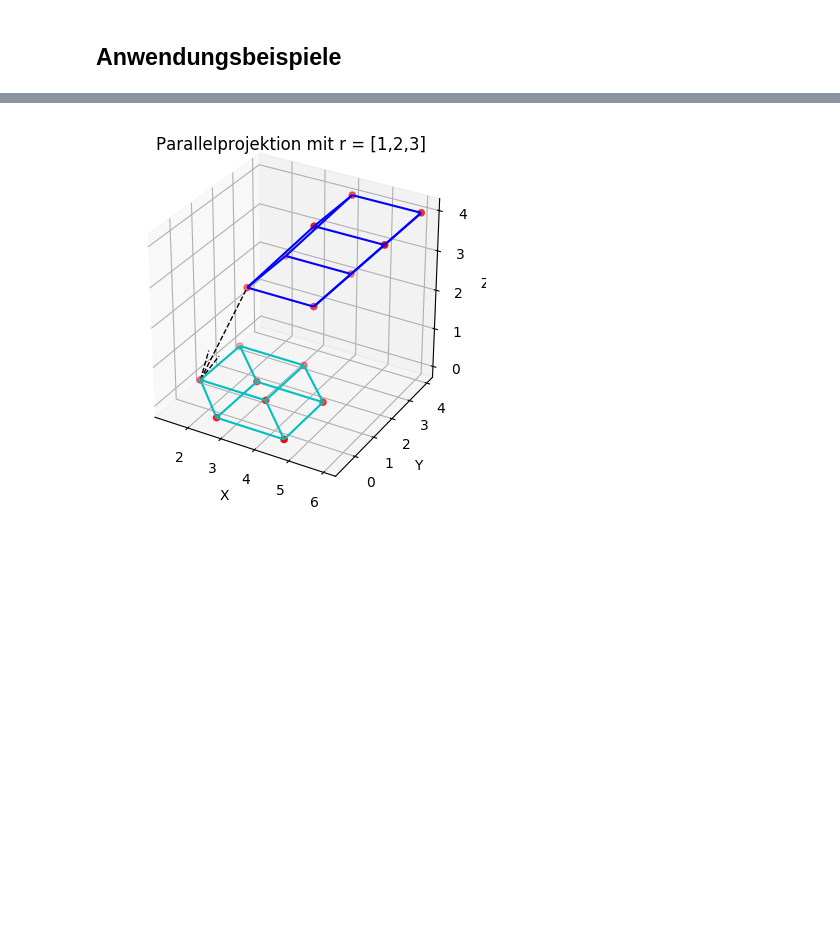
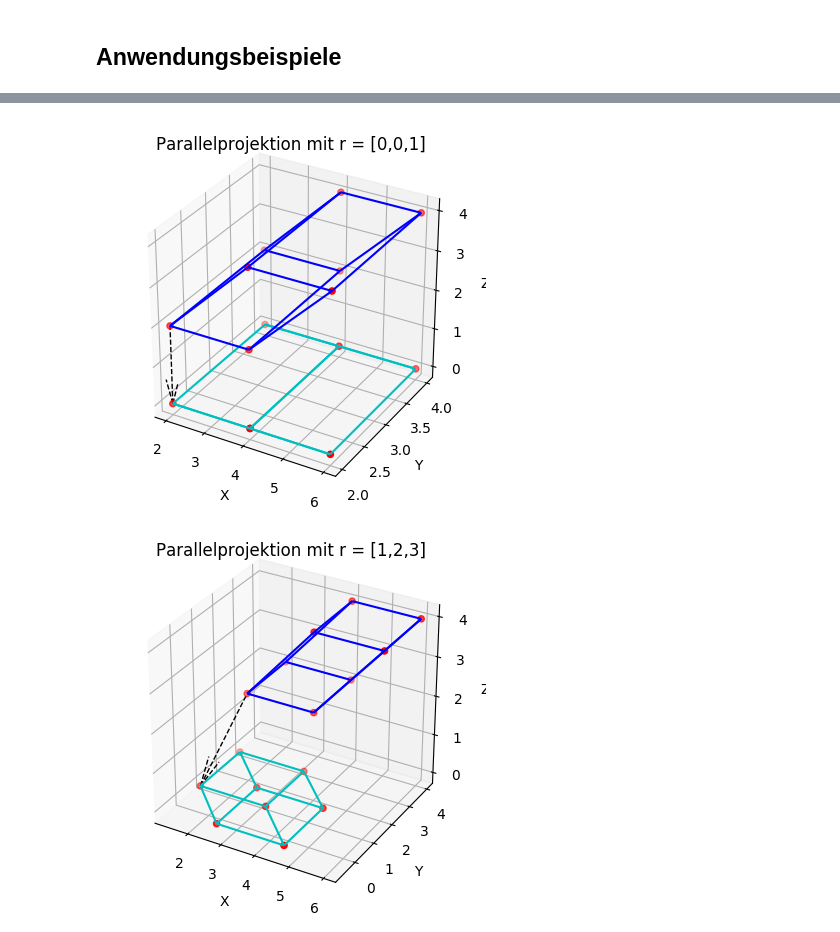
Before and after one commit to cheorges/Lineare-Algebra, a Jupyter notebook: semesterarbeit/Parallel- und Zentralprojektionen.ipynb, the cells around one changed output, grey strips where cells are left out. Drawn from its saved outputs; the diff is of its cells as text; code cells hidden in the pictures; blank space fills up the shorter version.

```diff
--- a/semesterarbeit/Parallel- und Zentralprojektionen.ipynb
+++ b/semesterarbeit/Parallel- und Zentralprojektionen.ipynb
@@ -377,3 +381,7 @@ TODO
+# %%
+parallelprojektion(Parallelepiped(), np.array([0,0,1]))
+# %% [output]
+[figure, added]
 # %%
 parallelprojektion(Parallelepiped(), np.array([1,2,3]))
 # %% [output]
```
Also changed, not shown: parts of 6 cells of this notebook.
